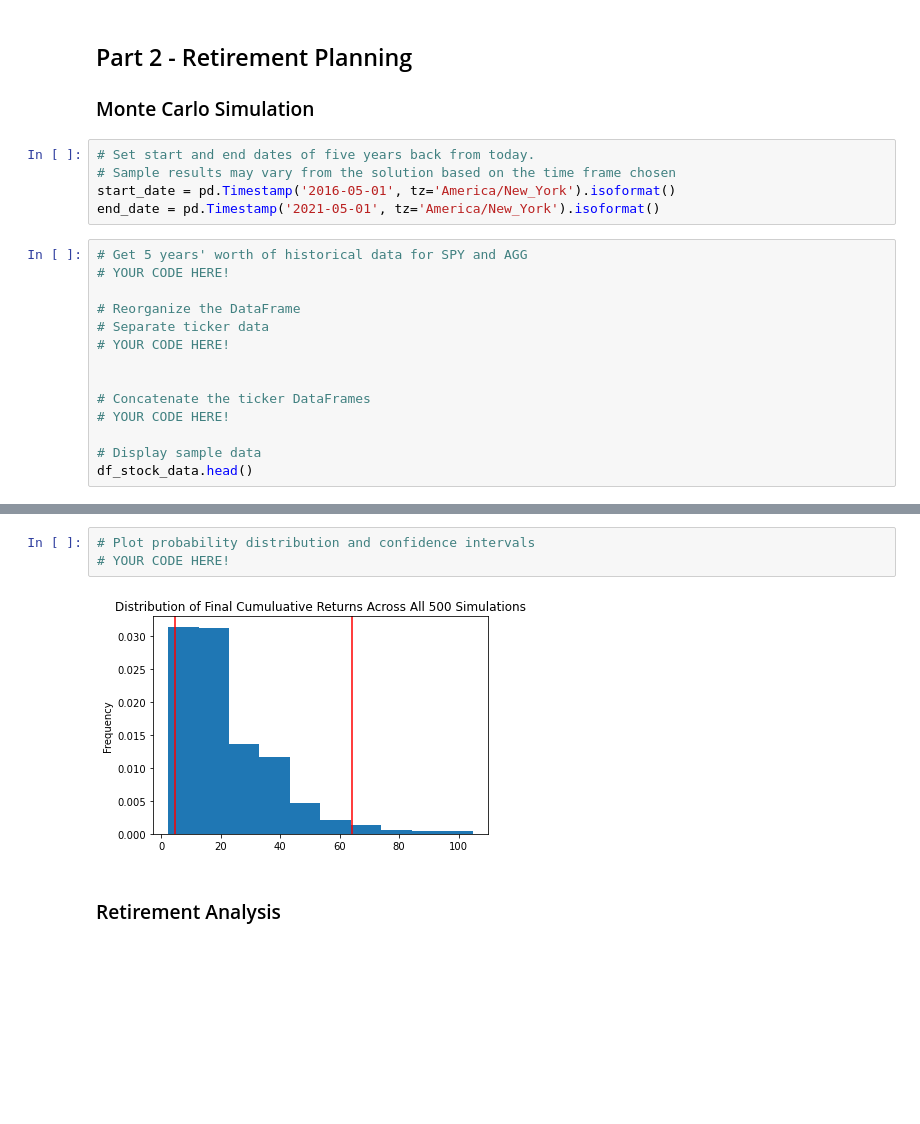
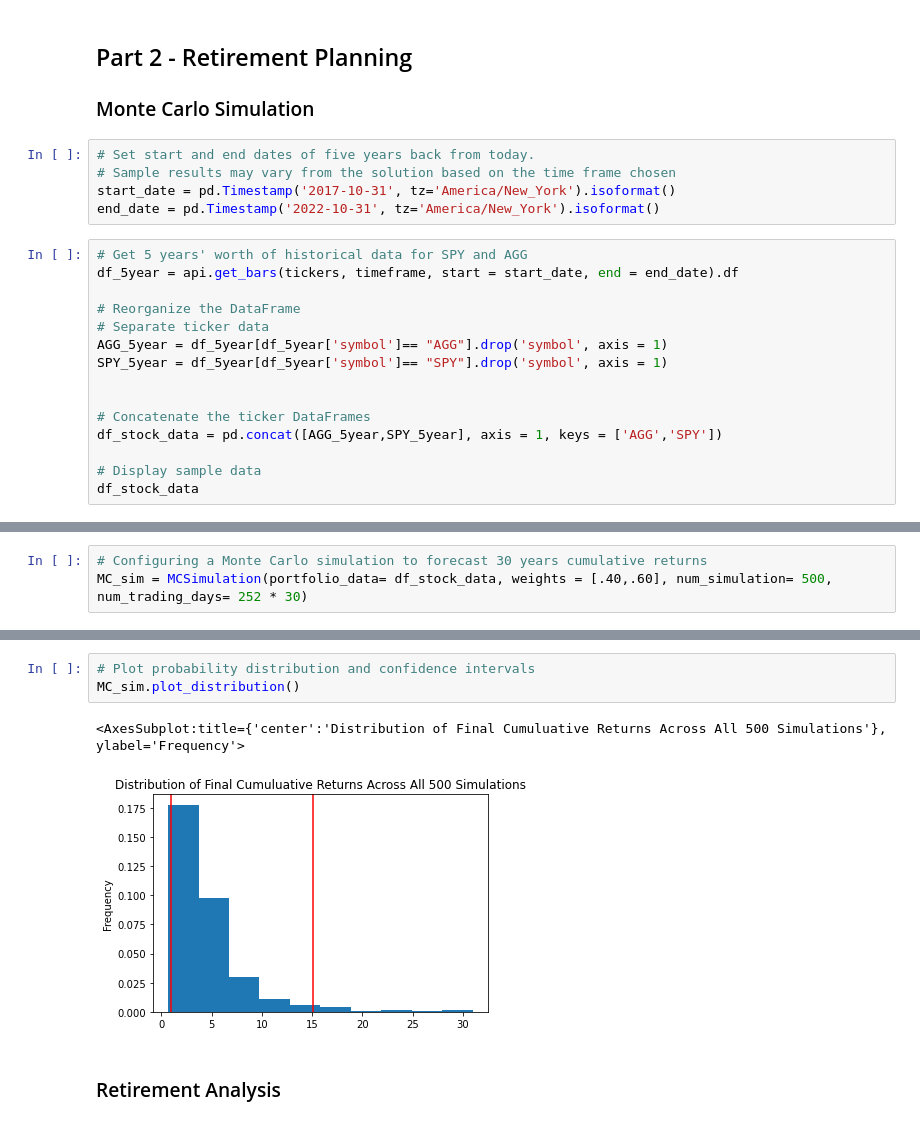
Before and after one commit to AF0428/HW-5-API-Financial-Planning, a Jupyter notebook: Starter_Code/financial-planner.ipynb, the cells around one changed output, grey strips where cells are left out. Cells and saved outputs as stored; diff of their text form; blank space fills up the shorter version.

```diff
--- a/Starter_Code/financial-planner.ipynb
+++ b/Starter_Code/financial-planner.ipynb
@@ -156,20 +163,21 @@ Congratulations! You have enough money in your emergency fund.
 # %%
 # Set start and end dates of five years back from today.
 # Sample results may vary from the solution based on the time frame chosen
-start_date = pd.Timestamp('2016-05-01', tz='America/New_York').isoformat()
-end_date = pd.Timestamp('2021-05-01', tz='America/New_York').isoformat()
+start_date = pd.Timestamp('2017-10-31', tz='America/New_York').isoformat()
+end_date = pd.Timestamp('2022-10-31', tz='America/New_York').isoformat()
 # %%
 # Get 5 years' worth of historical data for SPY and AGG
-# YOUR CODE HERE!
+df_5year = api.get_bars(tickers, timeframe, start = start_date, end = end_date).df
 
 # Reorganize the DataFrame
 # Separate ticker data
-# YOUR CODE HERE!
+AGG_5year = df_5year[df_5year['symbol']== "AGG"].drop('symbol', axis = 1)
+SPY_5year = df_5year[df_5year['symbol']== "SPY"].drop('symbol', axis = 1)
 
 
 # Concatenate the ticker DataFrames
-# YOUR CODE HERE!
+df_stock_data = pd.concat([AGG_5year,SPY_5year], axis = 1, keys = ['AGG','SPY'])
 
 # Display sample data
-df_stock_data.head()
+df_stock_data
 # %% [output]
@@ -183,0 +199,3 @@ df_stock_data.head()
+# %%
+# Configuring a Monte Carlo simulation to forecast 30 years cumulative returns
+MC_sim = MCSimulation(portfolio_data= df_stock_data, weights = [.40,.60], num_simulation= 500, num_trading_days= 252 * 30)
@@ -238,8 +272,9 @@ Running Monte Carlo simulation number 490.
 # %%
 # Plot probability distribution and confidence intervals
-# YOUR CODE HERE!
+MC_sim.plot_distribution()
 # %% [output]
+<AxesSubplot:title={'center':'Distribution of Final Cumuluative Returns Across All 500 Simulations'}, ylabel='Frequency'>
-[figure, old version]
+[figure, new version]
 # %% [markdown]
 ### Retirement Analysis
 # %%
```
Also changed, not shown: parts of 23 cells of this notebook.
